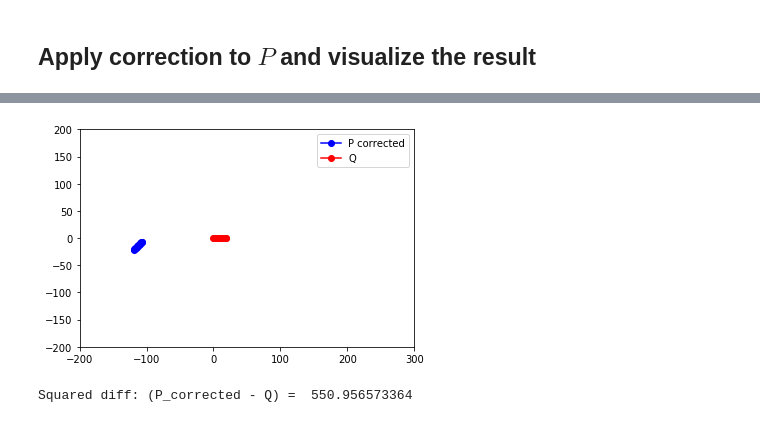
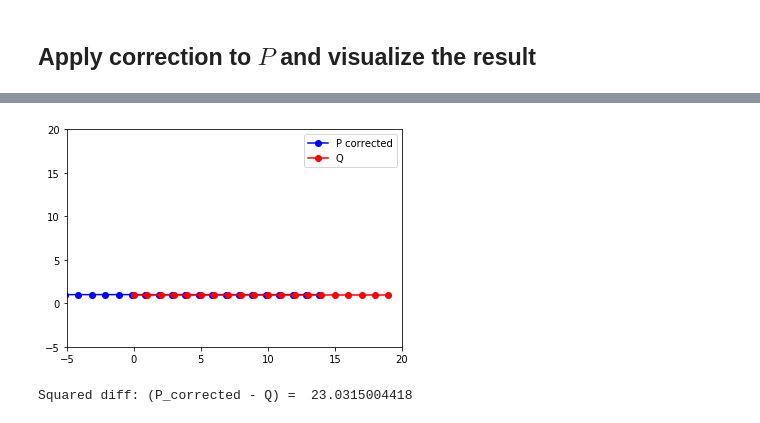
Before and after one commit to niosus/notebooks, a Jupyter notebook: icp.ipynb, the cells around one changed output, grey strips where cells are left out. Drawn from its saved outputs; the diff is of its cells as text; code cells hidden in the pictures.

Commit message:
fix issues with least squares ICP

```diff
--- a/icp.ipynb
+++ b/icp.ipynb
@@ -35,17 +36,16 @@ def plot_data(data_1, data_2, label_1='P', label_2='Q', xlim=[-5, 20], ylim=[-5,
 ## Example data: ##
 # %%
 # initialize pertrubation rotation
-angle = 0.3
+angle = pi / 4
 R_true = np.mat([[cos(angle), -sin(angle)],
                  [sin(angle),  cos(angle)]])
 t_true = np.mat([[-2], [5]])
 
 # generate data as a list of 2d points
 num_points = 20
-Q = np.mat(np.ones((2, num_points)))
+Q = ones((2, num_points))
 Q[0, :] = range(0, num_points)
 P = R_true * Q + t_true
-
 plot_data(P, Q)
 plt.show()
 # %% [output]
@@ -281,0 +238,8 @@ plt.show()
+# %%
+def dR(theta):
+    return np.matrix([[-sin(theta), -cos(theta)],
+                      [cos(theta),  -sin(theta)]])
+
+def R(theta):
+    return np.matrix([[cos(theta), -sin(theta)],
+                      [sin(theta),  cos(theta)]])
@@ -281,0 +264,13 @@ plt.show()
+# %%
+def jacobian(x, p_point):
+    theta = x[2]
+    J = zeros((2, 3))
+    J[0:2, 0:2] = identity(2)
+    J[0:2, 2] = dR(theta) * p_point
+    return J
+
+def error(x, p_point, q_point):
+    rotation = R(x[2])
+    translation = x[0:2]
+    prediction = rotation * p_point + translation
+    return prediction - q_point
@@ -310,12 +347,13 @@ print(dx)
 # %%
+theta = x[2]
 R_found = np.matrix([[cos(theta), -sin(theta)],
                      [sin(theta), cos(theta)]])
-t_found = dx[0:2]
+t_found = x[0:2]
 P_corrected = R_found * P + t_found
 
-ax = plot_data(P_corrected, Q, label_1='P corrected', label_2='Q', xlim=[-200, 300], ylim=[-200, 200])
+ax = plot_data(P_corrected, Q, label_1='P corrected', label_2='Q')
 plt.show()
 print("Squared diff: (P_corrected - Q) = ", np.linalg.norm(P_corrected - Q))
 # %% [output]
-[figure, old version]
+[figure, new version]
-Squared diff: (P_corrected - Q) =  550.956573364
+Squared diff: (P_corrected - Q) =  23.0315004418
```
Also changed, not shown: parts of 15 cells of this notebook, 1 other file.
